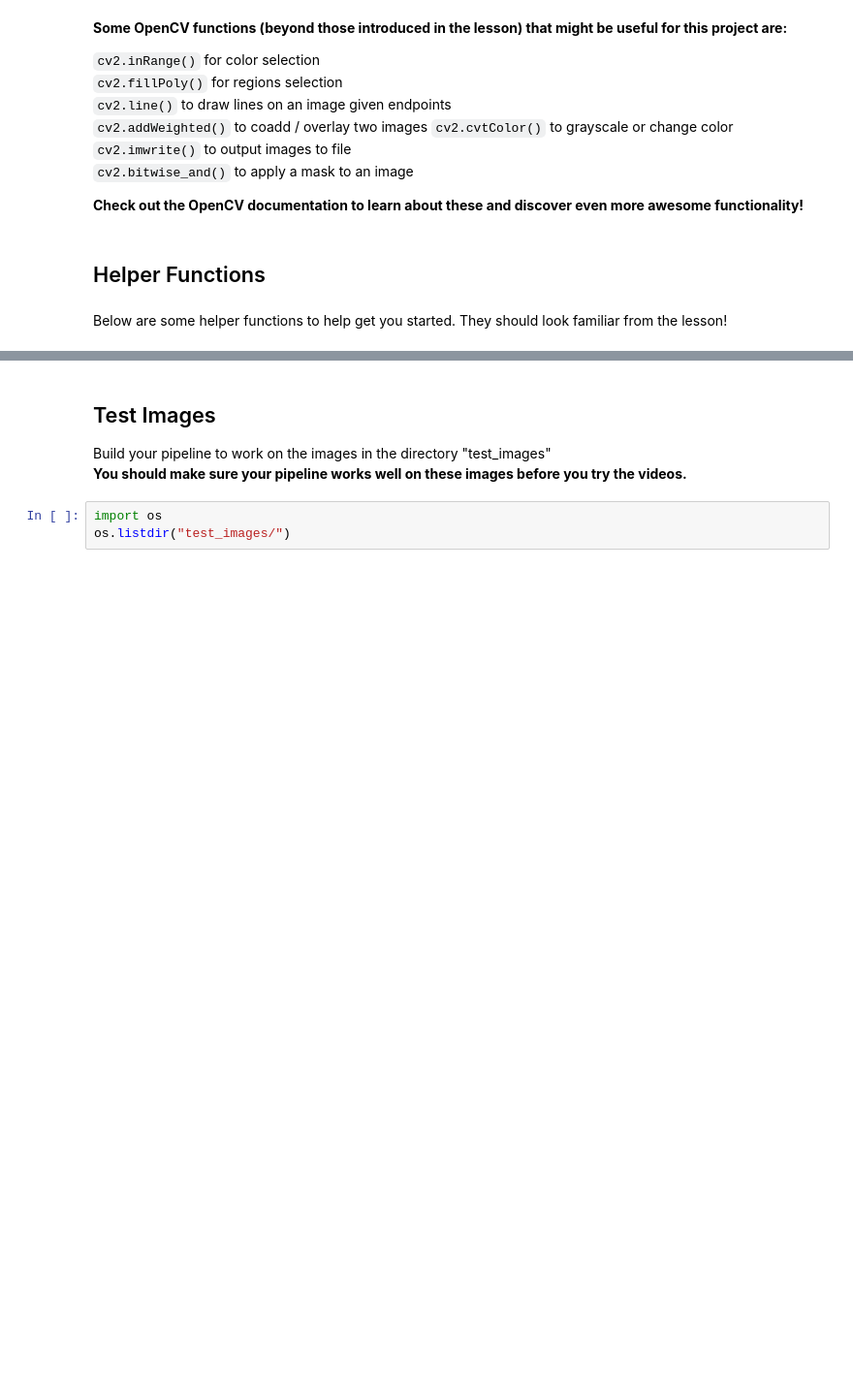
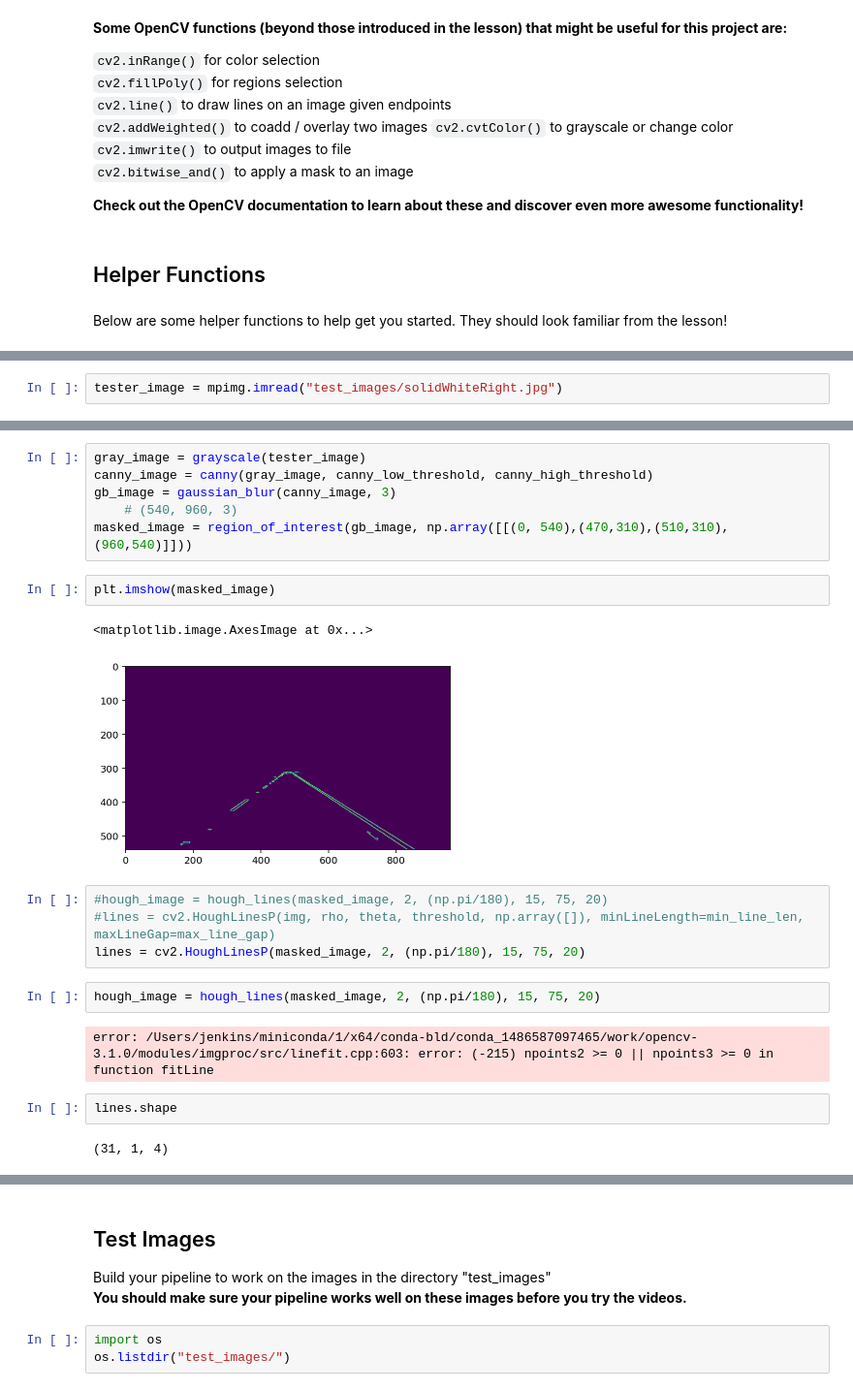
Before and after one commit to scollins83/CarND-LaneLines-P1, a Jupyter notebook: P1.ipynb, the cells around one changed output, grey strips where cells are left out. Shown at 97% size. Saved outputs shown, nothing was run; the diff lists cells and outputs as text; blank space fills up the shorter version.

```diff
--- a/P1.ipynb
+++ b/P1.ipynb
@@ -178,0 +234,2 @@ def weighted_img(img, initial_img, α=0.8, β=1., λ=0.):
+# %%
+tester_image = mpimg.imread("test_images/solidWhiteRight.jpg")
@@ -178,0 +245,23 @@ def weighted_img(img, initial_img, α=0.8, β=1., λ=0.):
+# %%
+gray_image = grayscale(tester_image)
+canny_image = canny(gray_image, canny_low_threshold, canny_high_threshold)
+gb_image = gaussian_blur(canny_image, 3)
+    # (540, 960, 3)
+masked_image = region_of_interest(gb_image, np.array([[(0, 540),(470,310),(510,310),(960,540)]]))
+# %%
+plt.imshow(masked_image)
+# %% [output]
+<matplotlib.image.AxesImage at 0x...>
+[figure, added]
+# %%
+#hough_image = hough_lines(masked_image, 2, (np.pi/180), 15, 75, 20)
+#lines = cv2.HoughLinesP(img, rho, theta, threshold, np.array([]), minLineLength=min_line_len, maxLineGap=max_line_gap)
+lines = cv2.HoughLinesP(masked_image, 2, (np.pi/180), 15, 75, 20)
+# %%
+hough_image = hough_lines(masked_image, 2, (np.pi/180), 15, 75, 20)
+# %% [output]
+error: /Users/jenkins/miniconda/1/x64/conda-bld/conda_1486587097465/work/opencv-3.1.0/modules/imgproc/src/linefit.cpp:603: error: (-215) npoints2 >= 0 || npoints3 >= 0 in function fitLine
+# %%
+lines.shape
+# %% [output]
+(31, 1, 4)
```
Also changed, not shown: parts of 12 cells of this notebook, 2 other files.
